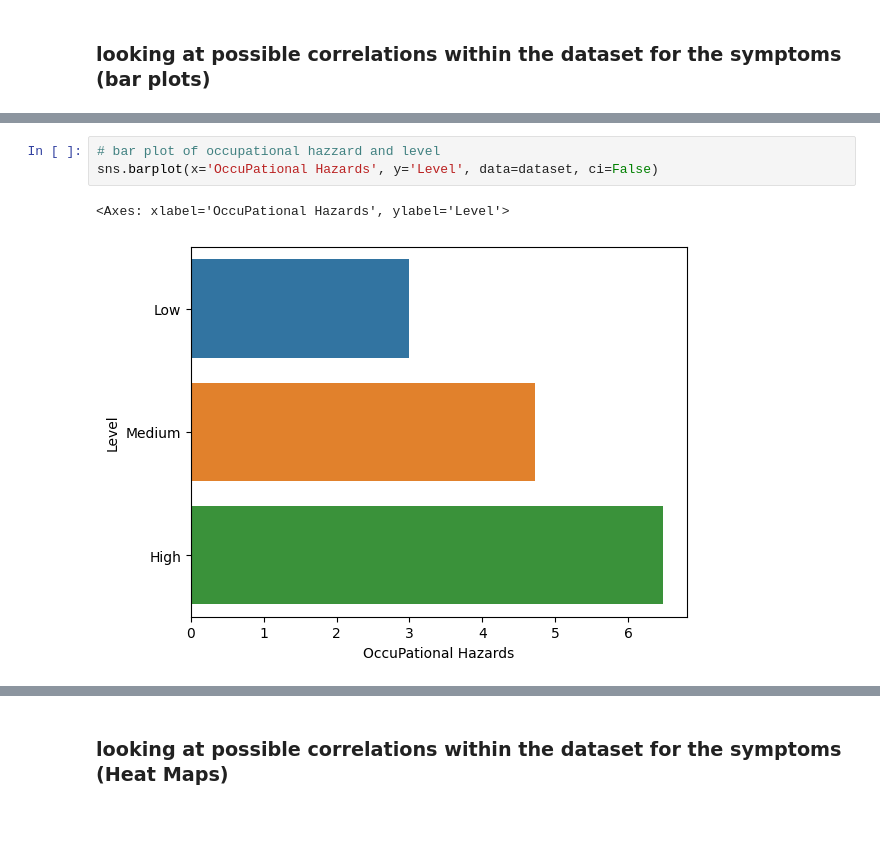
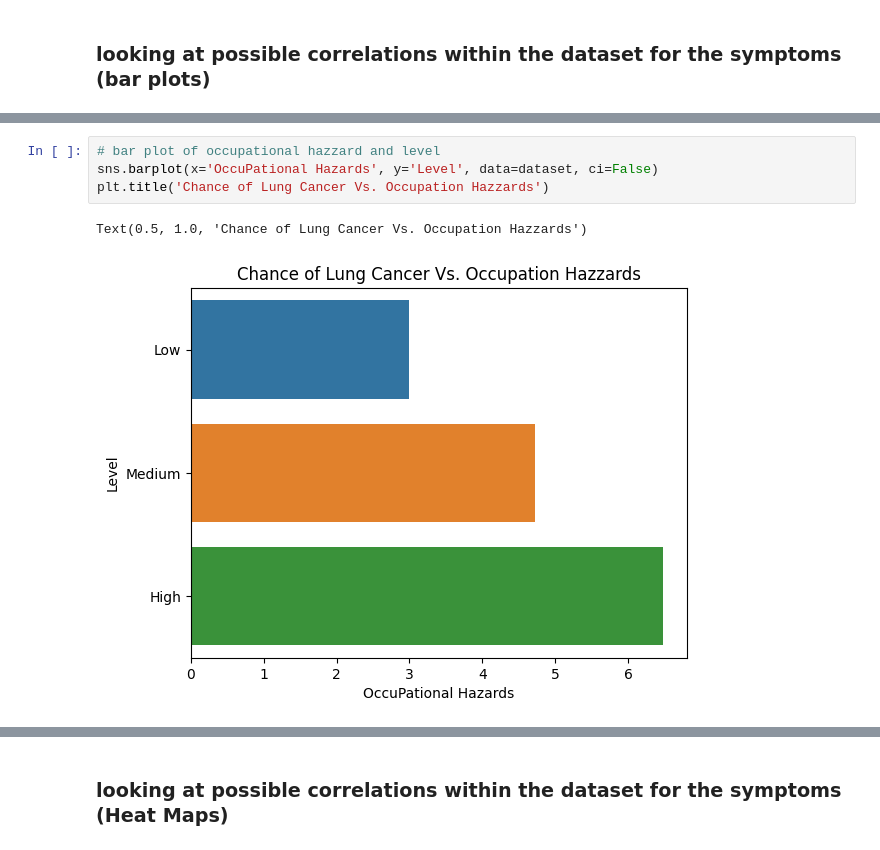
Before and after one commit to Graviton12/DS160_Final_Project_SZM, a Jupyter notebook: DS 160 Final Project SZM.ipynb, the cells around one changed output, grey strips where cells are left out. Drawn from its saved outputs; the diff is of its cells as text; blank space fills up the shorter version.

```diff
--- a/DS 160 Final Project SZM.ipynb
+++ b/DS 160 Final Project SZM.ipynb
@@ -213,9 +271,10 @@ sns.barplot(x='Genetic Risk', y='Level', data=dataset, ci=False)
 # %%
 # bar plot of occupational hazzard and level
 sns.barplot(x='OccuPational Hazards', y='Level', data=dataset, ci=False)
+plt.title('Chance of Lung Cancer Vs. Occupation Hazzards')
 # %% [output]
-<Axes: xlabel='OccuPational Hazards', ylabel='Level'>
+Text(0.5, 1.0, 'Chance of Lung Cancer Vs. Occupation Hazzards')
-[figure, old version]
+[figure, new version]
 # %%
 # bar plot of air pollution and level
 sns.barplot(x='Air Pollution', y='Level', data=dataset, ci=False)
```
Also changed, not shown: parts of 61 cells of this notebook.
